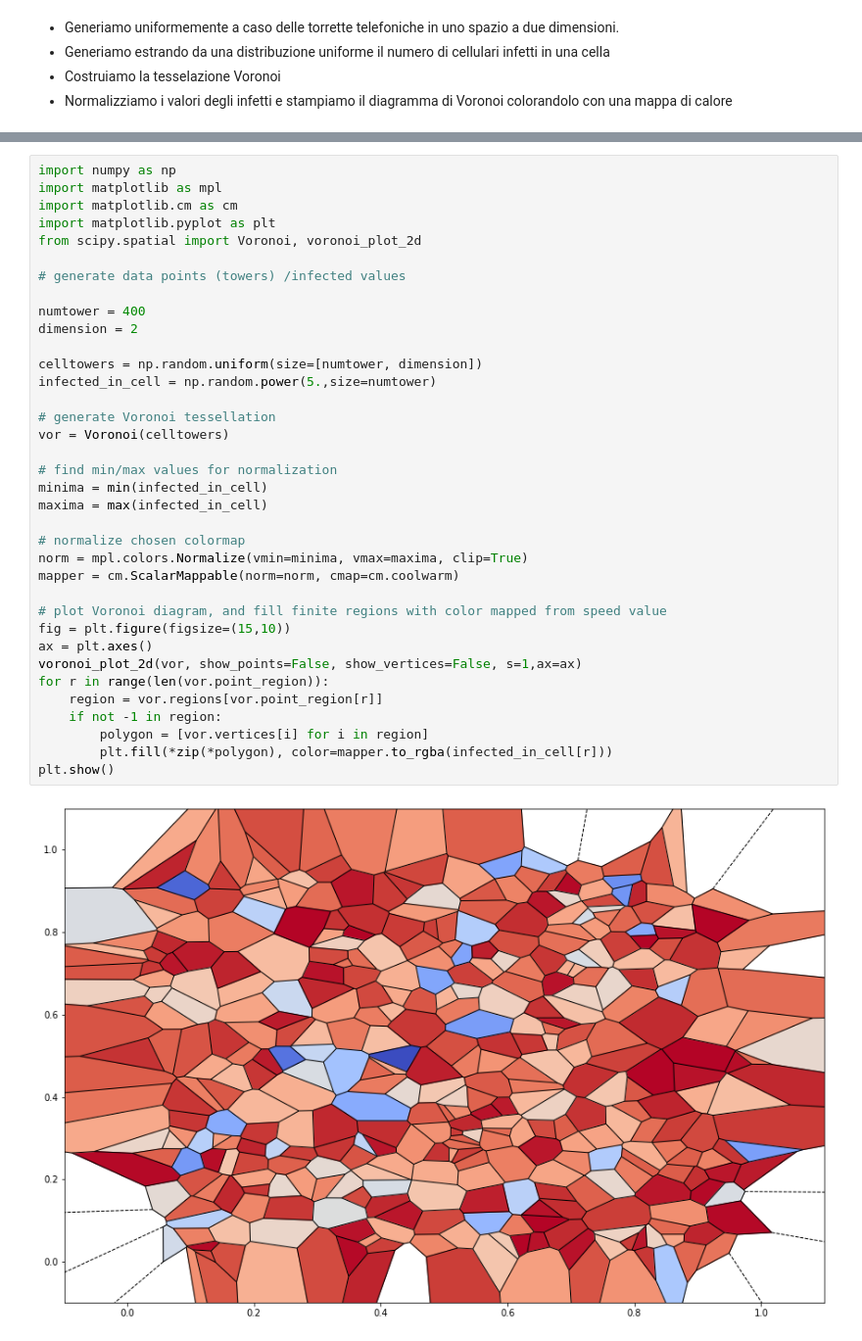
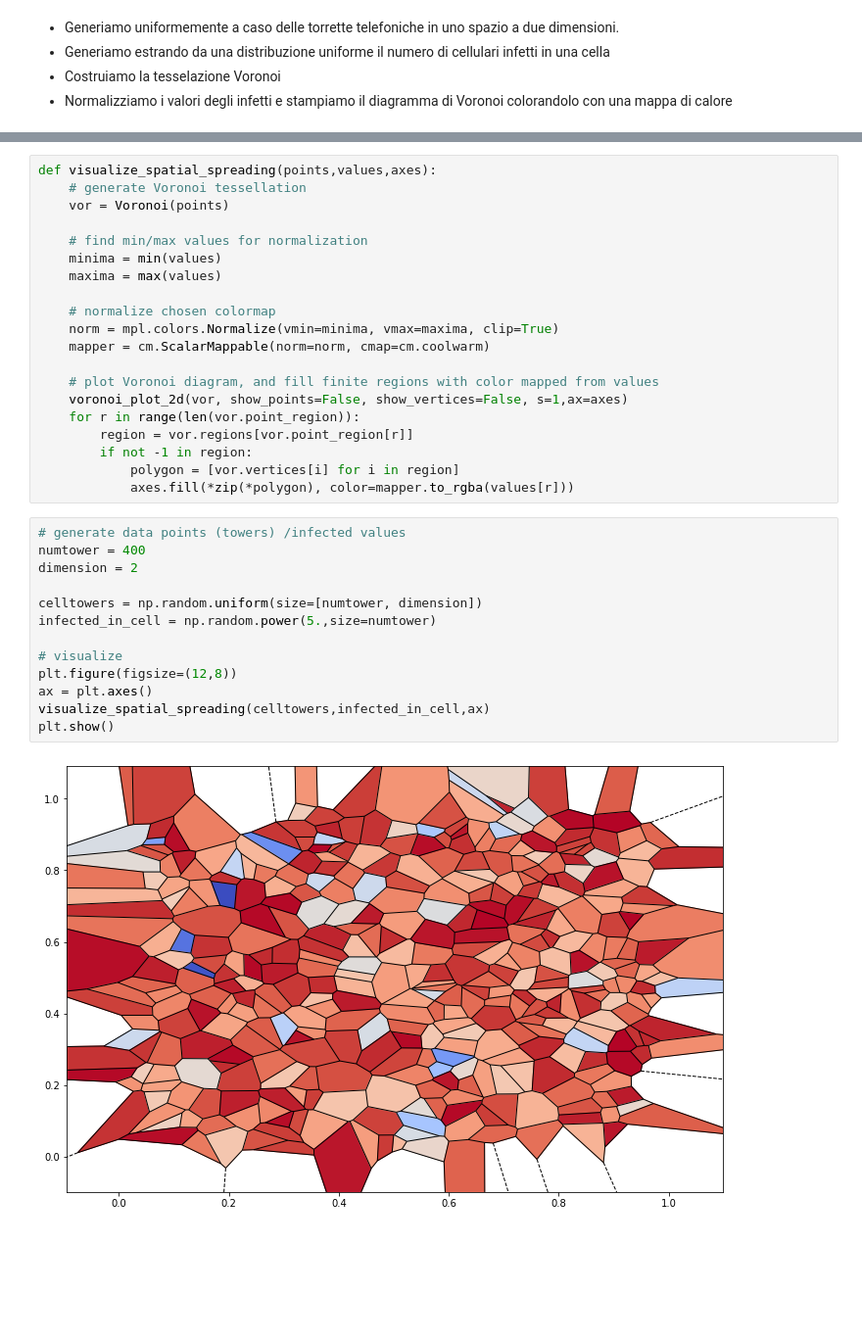
Before and after one commit to manuel-dileo/not-so-simple-graph-visualization, a Jupyter notebook: information-diffusion/basic_network_diffusion.ipynb, the cells around one changed output, grey strips where cells are left out. Shown: that part at 98% size. Saved outputs shown, nothing was run; the diff lists cells and outputs as text; blank space fills up the shorter version.

```diff
--- a/information-diffusion/basic_network_diffusion.ipynb
+++ b/information-diffusion/basic_network_diffusion.ipynb
@@ -53,38 +73,35 @@ plt.show()
 # %%
-import numpy as np
-import matplotlib as mpl
-import matplotlib.cm as cm
-import matplotlib.pyplot as plt
-from scipy.spatial import Voronoi, voronoi_plot_2d
+def visualize_spatial_spreading(points,values,axes):
+    # generate Voronoi tessellation
+    vor = Voronoi(points)
 
-# generate data points (towers) /infected values
+    # find min/max values for normalization
+    minima = min(values)
+    maxima = max(values)
 
-numtower = 400
-dimension = 2
+    # normalize chosen colormap
+    norm = mpl.colors.Normalize(vmin=minima, vmax=maxima, clip=True)
+    mapper = cm.ScalarMappable(norm=norm, cmap=cm.coolwarm)
 
-celltowers = np.random.uniform(size=[numtower, dimension])
-infected_in_cell = np.random.power(5.,size=numtower)
-
-# generate Voronoi tessellation
-vor = Voronoi(celltowers)
-
-# find min/max values for normalization
-minima = min(infected_in_cell)
-maxima = max(infected_in_cell)
-
-# normalize chosen colormap
-norm = mpl.colors.Normalize(vmin=minima, vmax=maxima, clip=True)
-mapper = cm.ScalarMappable(norm=norm, cmap=cm.coolwarm)
-
-# plot Voronoi diagram, and fill finite regions with color mapped from speed value
-fig = plt.figure(figsize=(15,10))
-ax = plt.axes()
-voronoi_plot_2d(vor, show_points=False, show_vertices=False, s=1,ax=ax)
-for r in range(len(vor.point_region)):
-    region = vor.regions[vor.point_region[r]]
-    if not -1 in region:
-        polygon = [vor.vertices[i] for i in region]
-        plt.fill(*zip(*polygon), color=mapper.to_rgba(infected_in_cell[r]))
-plt.show()
+    # plot Voronoi diagram, and fill finite regions with color mapped from values
+    voronoi_plot_2d(vor, show_points=False, show_vertices=False, s=1,ax=axes)
+    for r in range(len(vor.point_region)):
+        region = vor.regions[vor.point_region[r]]
+        if not -1 in region:
+            polygon = [vor.vertices[i] for i in region]
+            axes.fill(*zip(*polygon), color=mapper.to_rgba(values[r]))
-# %% [output]
-[figure, removed]
+# %%
+# generate data points (towers) /infected values
+numtower = 400
+dimension = 2
+
+celltowers = np.random.uniform(size=[numtower, dimension])
+infected_in_cell = np.random.power(5.,size=numtower)
+
+# visualize
+plt.figure(figsize=(12,8))
+ax = plt.axes()
+visualize_spatial_spreading(celltowers,infected_in_cell,ax)
+plt.show()
+# %% [output]
+[figure, added]
```
Also changed, not shown: parts of 6 cells of this notebook.
